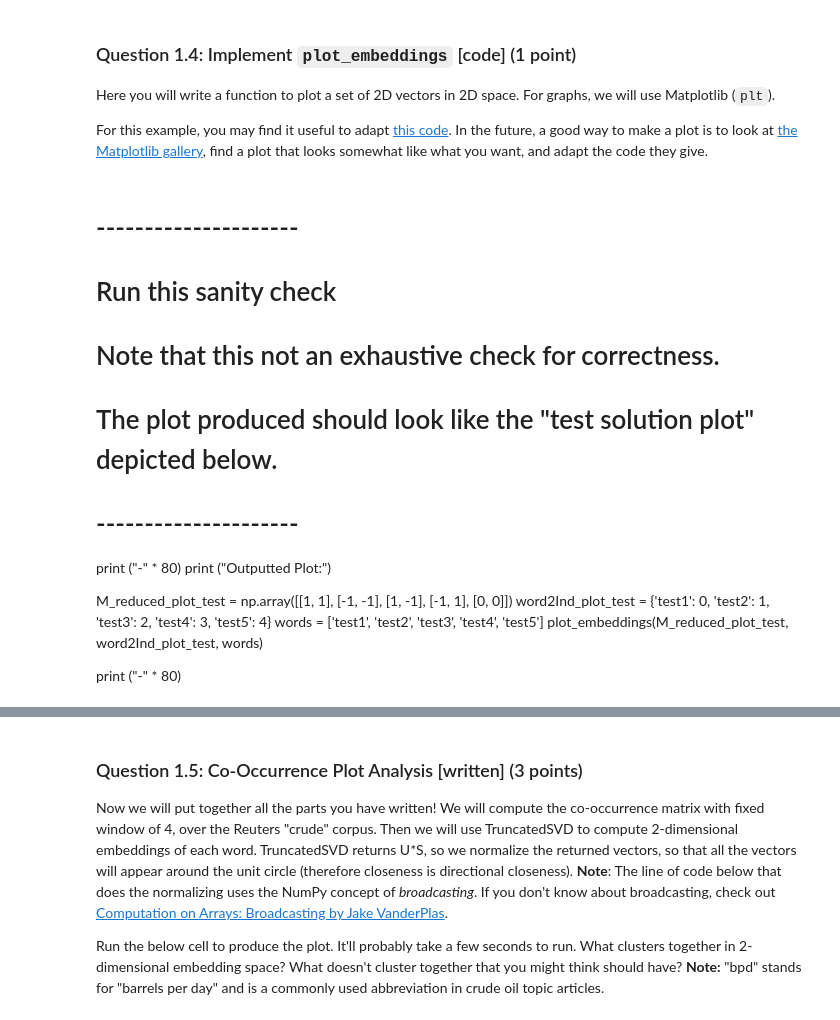
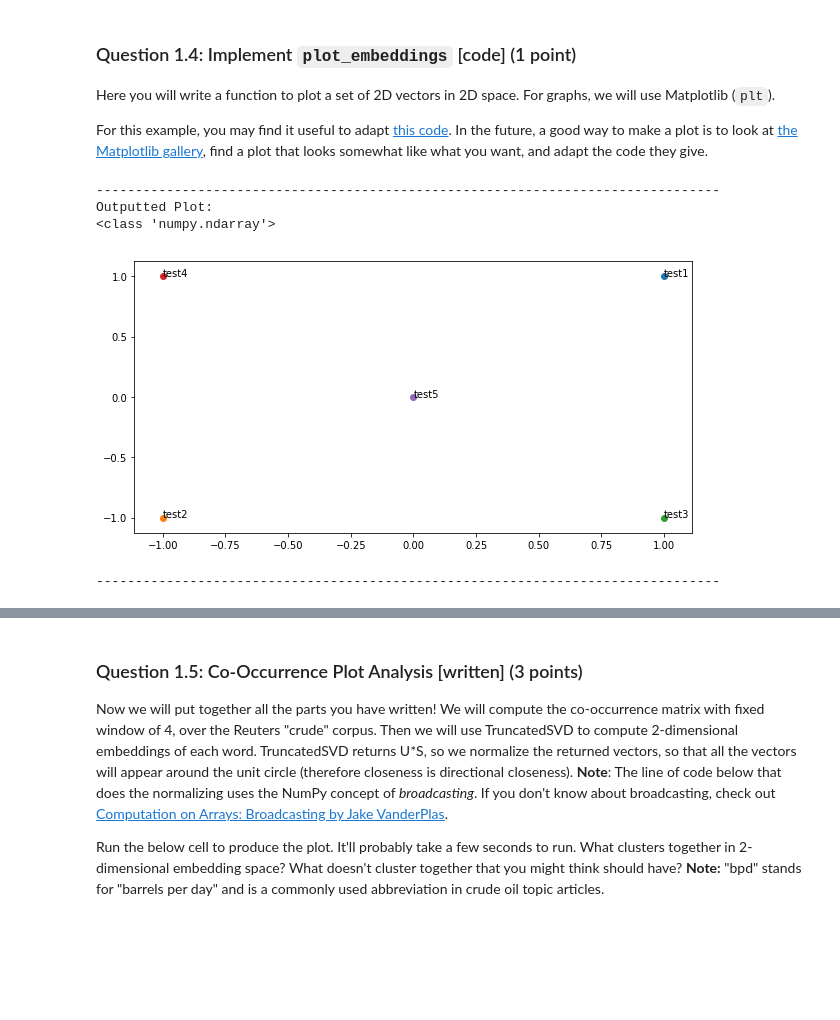
Before and after one commit to amirmohammadkz/Stanford_CS224N, a Jupyter notebook: a1/exploring_word_vectors.ipynb, the cells around one changed output, grey strips where cells are left out. Cells and saved outputs as stored; diff of their text form; code cells hidden in the pictures; blank space fills up the shorter version.

```diff
--- a/a1/exploring_word_vectors.ipynb
+++ b/a1/exploring_word_vectors.ipynb
@@ -367,19 +366,25 @@ def plot_embeddings(M_reduced, word2Ind, words):
 
 
     # ------------------
-# %% [markdown]
-# ---------------------
-# Run this sanity check
-# Note that this not an exhaustive check for correctness.
-# The plot produced should look like the "test solution plot" depicted below.
-# ---------------------
-
-print ("-" * 80)
-print ("Outputted Plot:")
-
-M_reduced_plot_test = np.array([[1, 1], [-1, -1], [1, -1], [-1, 1], [0, 0]])
-word2Ind_plot_test = {'test1': 0, 'test2': 1, 'test3': 2, 'test4': 3, 'test5': 4}
-words = ['test1', 'test2', 'test3', 'test4', 'test5']
-plot_embeddings(M_reduced_plot_test, word2Ind_plot_test, words)
-
-print ("-" * 80)
+# %%
+# ---------------------
+# Run this sanity check
+# Note that this not an exhaustive check for correctness.
+# The plot produced should look like the "test solution plot" depicted below.
+# ---------------------
+
+print ("-" * 80)
+print ("Outputted Plot:")
+
+M_reduced_plot_test = np.array([[1, 1], [-1, -1], [1, -1], [-1, 1], [0, 0]])
+word2Ind_plot_test = {'test1': 0, 'test2': 1, 'test3': 2, 'test4': 3, 'test5': 4}
+words = ['test1', 'test2', 'test3', 'test4', 'test5']
+plot_embeddings(M_reduced_plot_test, word2Ind_plot_test, words)
+
+print ("-" * 80)
+# %% [output]
+--------------------------------------------------------------------------------
+Outputted Plot:
+<class 'numpy.ndarray'>
+[figure, added]
+--------------------------------------------------------------------------------
```
Also changed, not shown: parts of 21 cells of this notebook.
